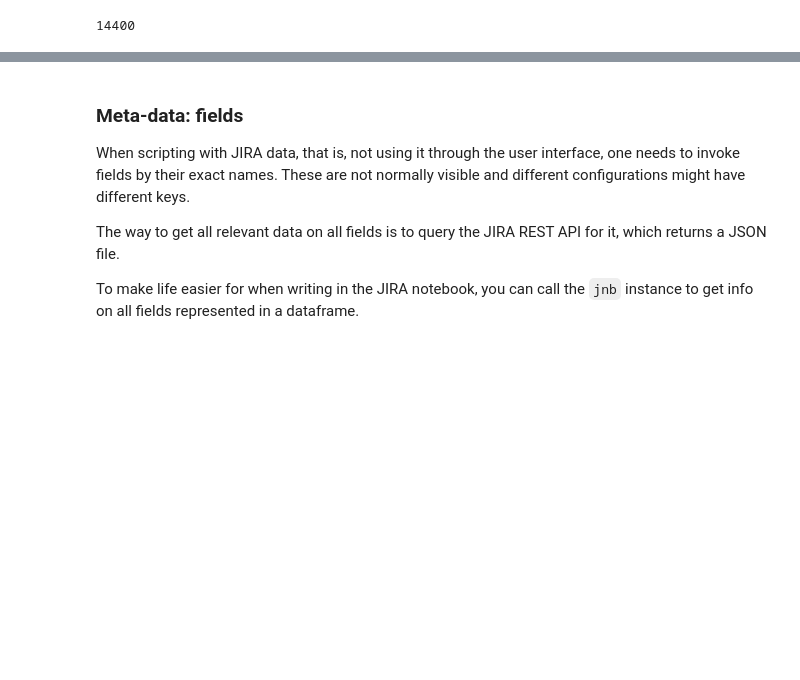
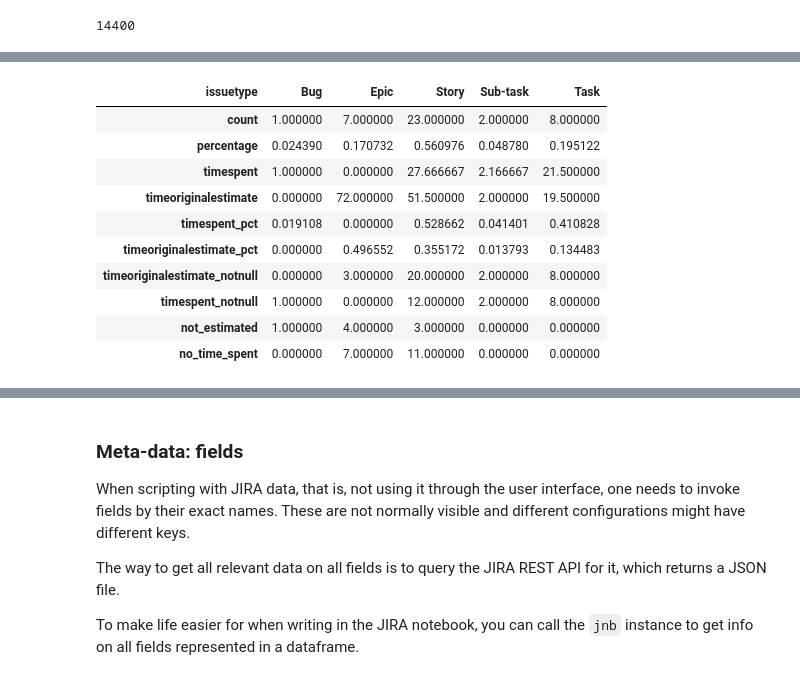
Before and after one commit to ceesroele/portfolio-sweep, a Jupyter notebook: src/notebook_to_jira.ipynb, the cells around one changed output, grey strips where cells are left out. Drawn from its saved outputs; the diff is of its cells as text; code cells hidden in the pictures; blank space fills up the shorter version.

Commit message:
Added describe() method to QueryFrame.

```diff
--- a/src/notebook_to_jira.ipynb
+++ b/src/notebook_to_jira.ipynb
@@ -235,0 +249,14 @@ qf['PLAN-7']['timespent']
+# %%
+qf.describe()
+# %% [output]
+| issuetype | Bug | Epic | Story | Sub-task | Task |
+| count | 1.000000 | 7.000000 | 23.000000 | 2.000000 | 8.000000 |
+| percentage | 0.024390 | 0.170732 | 0.560976 | 0.048780 | 0.195122 |
+| timespent | 1.000000 | 0.000000 | 27.666667 | 2.166667 | 21.500000 |
+| timeoriginalestimate | 0.000000 | 72.000000 | 51.500000 | 2.000000 | 19.500000 |
+| timespent_pct | 0.019108 | 0.000000 | 0.528662 | 0.041401 | 0.410828 |
+| timeoriginalestimate_pct | 0.000000 | 0.496552 | 0.355172 | 0.013793 | 0.134483 |
+| timeoriginalestimate_notnull | 0.000000 | 3.000000 | 20.000000 | 2.000000 | 8.000000 |
+| timespent_notnull | 1.000000 | 0.000000 | 12.000000 | 2.000000 | 8.000000 |
+| not_estimated | 1.000000 | 4.000000 | 3.000000 | 0.000000 | 0.000000 |
+| no_time_spent | 0.000000 | 7.000000 | 11.000000 | 0.000000 | 0.000000 |
```
Also changed, not shown: parts of 11 cells of this notebook, 1 other file.
